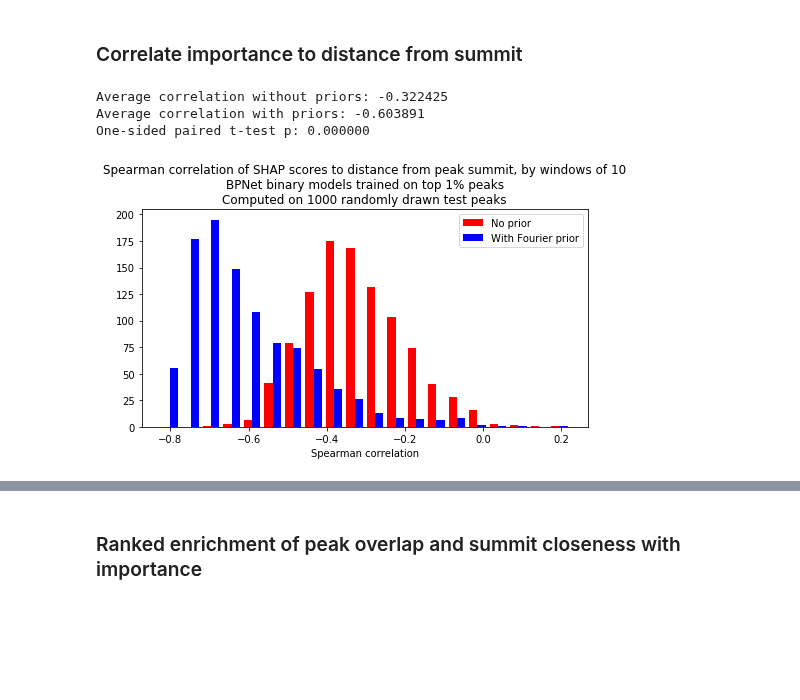
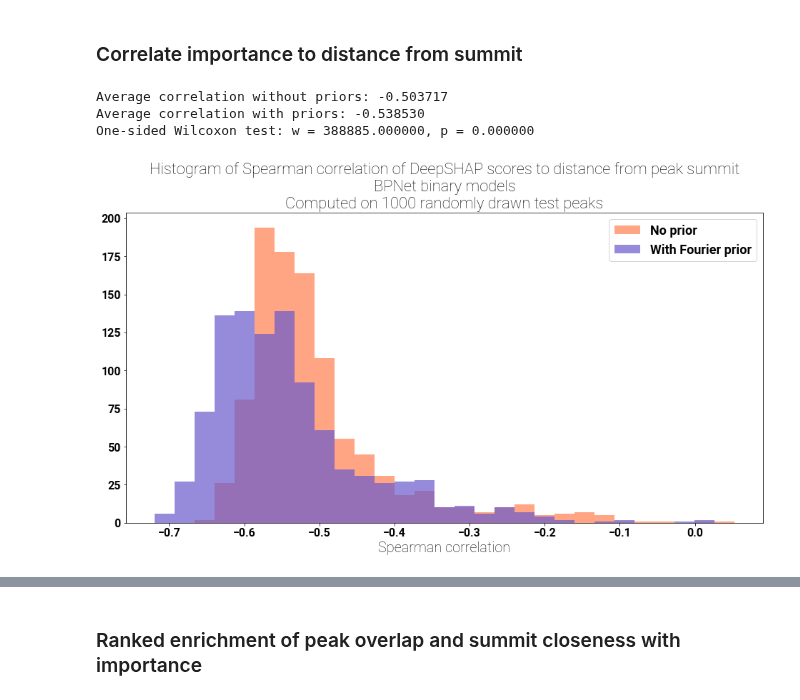
Before and after one commit to amtseng/fourier_attribution_priors, a Jupyter notebook: notebooks/importance_distance_to_summits.ipynb, the cells around one changed output, grey strips where cells are left out. Drawn from its saved outputs; the diff is of its cells as text; code cells hidden in the pictures; blank space fills up the shorter version.

```diff
--- a/notebooks/importance_distance_to_summits.ipynb
+++ b/notebooks/importance_distance_to_summits.ipynb
@@ -88,9 +107,9 @@ if model_type == "profile":
     model_class = profile_models.ProfilePredictorWithSharedControls
 else:
     model_class = binary_models.BinaryPredictor
-noprior_model_path = os.path.join(model_base_path, "BPNet_keep1/30/model_ckpt_epoch_2.pt")
-prior_model_path = os.path.join(model_base_path, "BPNet_prior_keep1/22/model_ckpt_epoch_7.pt")
-peak_retention = "top 1%"
+noprior_model_path = os.path.join(model_base_path, "BPNet/22/model_ckpt_epoch_1.pt")
+prior_model_path = os.path.join(model_base_path, "BPNet_prior/27/model_ckpt_epoch_11.pt")
+peak_retention = "all"
 # %% [markdown]
 ### Import models
 # %%
@@ -224,7 +243,7 @@ def compute_shap_scores(model, sample, batch_size=128):
     return all_shap_scores, all_one_hot_seqs
 # %%
 # Compute the importance scores and 1-hot seqs
-imp_type = ("SHAP scores", "input gradients")[0]
-imp_func = compute_shap_scores if imp_type == "SHAP scores" else compute_gradients
+imp_type = ("DeepSHAP scores", "input gradients")[0]
+imp_func = compute_shap_scores if imp_type == "DeepSHAP scores" else compute_gradients
 noprior_scores, _ = imp_func(noprior_model, sample)
 prior_scores, one_hot_seqs = imp_func(prior_model, sample)
@@ -337,27 +354,26 @@ summit_offsets = compute_summits(sample_coords)
 noprior_corrs = compute_windowed_distance_corr(noprior_scores, one_hot_seqs, summit_offsets, window_size=window_size)
 prior_corrs = compute_windowed_distance_corr(prior_scores, one_hot_seqs, summit_offsets, window_size=window_size)
 # %%
-bin_num = 20
-plt.figure(figsize=(8, 4))
-plt.hist(
-    [noprior_corrs, prior_corrs],
-    bin_num, histtype="bar",
-    label=["No prior", "With Fourier prior"], color=["red", "blue"]
+bin_num = 30
+all_vals = np.concatenate([noprior_corrs, prior_corrs])
+bins = np.linspace(np.min(all_vals), np.max(all_vals), bin_num)
+fig, ax = plt.subplots(figsize=(16, 8))
+ax.hist(noprior_corrs, bins=bins, color="coral", label="No prior", alpha=0.7)
+ax.hist(prior_corrs, bins=bins, color="slateblue", label="With Fourier prior", alpha=0.7)
+plt.legend()
+plt.title(
+    ("Histogram of Spearman correlation of %s to distance from peak summit" % imp_type) +
+    ("\n%s %s models" % (condition_name, model_type)) +
+    ("\nComputed on %d randomly drawn test peaks" % num_samples)
 )
-plt.title(
-    ("Spearman correlation of %s to distance from peak summit, by windows of %d" % (imp_type, window_size)) +
-    ("\n%s %s models trained on %s peaks" % (condition_name, model_type, peak_retention)) +
-    ("\nComputed on %d randomly drawn test peaks" % len(sample))
-)
-plt.legend()
 plt.xlabel("Spearman correlation")
 
 print("Average correlation without priors: %f" % np.mean(noprior_corrs))
 print("Average correlation with priors: %f" % np.mean(prior_corrs))
-t, p = scipy.stats.ttest_rel(noprior_corrs, prior_corrs)
-print("One-sided paired t-test p: %f" % (p / 2))
+w, p = scipy.stats.wilcoxon(noprior_corrs, prior_corrs, alternative="greater")
+print("One-sided Wilcoxon test: w = %f, p = %f" % (w, p))
 # %% [output]
-Average correlation without priors: -0.322425
-Average correlation with priors: -0.603891
-One-sided paired t-test p: 0.000000
+Average correlation without priors: -0.503717
+Average correlation with priors: -0.538530
+One-sided Wilcoxon test: w = 388885.000000, p = 0.000000
-[figure, old version]
+[figure, new version]
```
Also changed, not shown: parts of 11 cells of this notebook.
